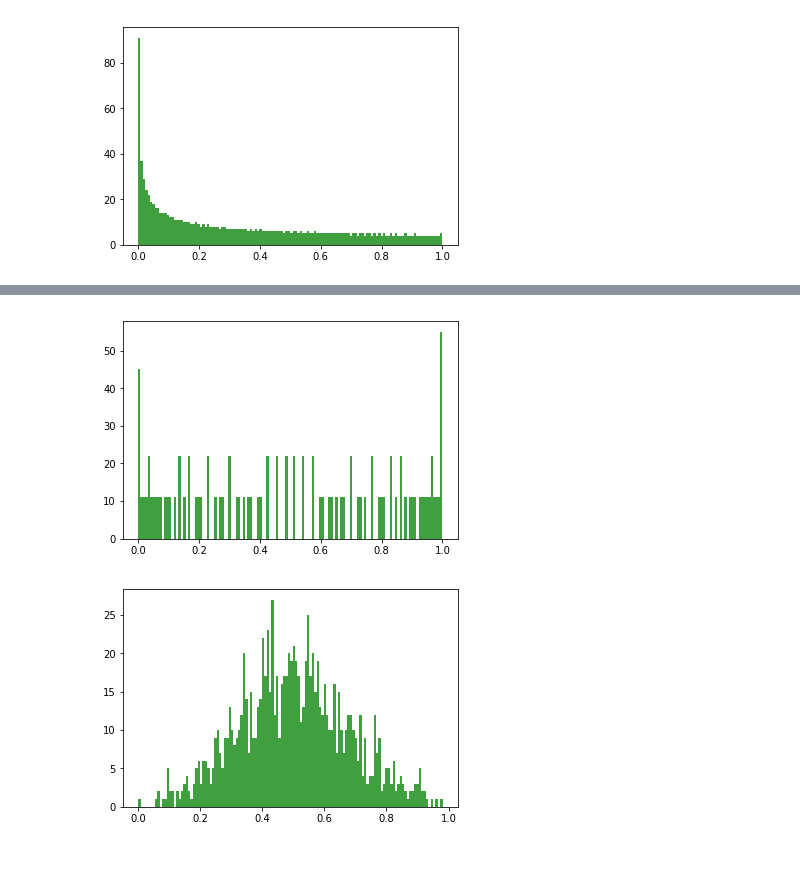
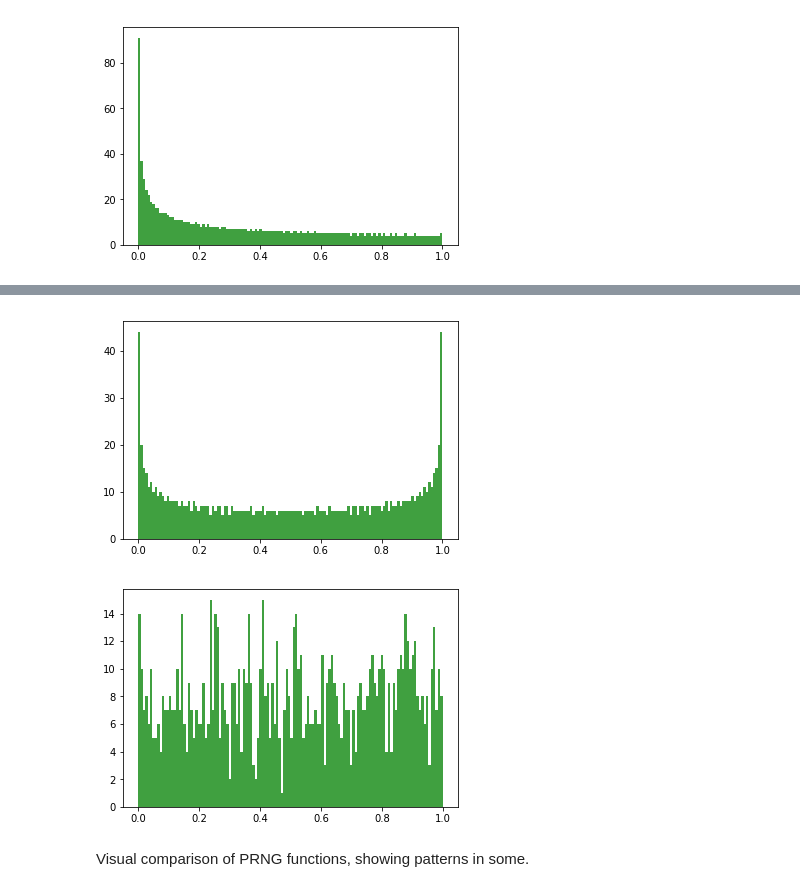
Before and after one commit to paulsuda/notebook-work, a Jupyter notebook: notebooks/Math Notes/Randomness.ipynb, the cells around one changed output, grey strips where cells are left out. Cells and saved outputs as stored; diff of their text form; code cells hidden in the pictures; blank space fills up the shorter version.

```diff
--- a/notebooks/Math Notes/Randomness.ipynb
+++ b/notebooks/Math Notes/Randomness.ipynb
@@ -41,13 +41,16 @@ def f_sin(x):
 
 # Pseudo-random
 def f_frac_mult(x):
-    return frac(x * 532357.0)
+    return frac(x * 125357.77)
 
 def f_pow_mult(x):
-    return frac(f_pow(x * 99999.0))
+    return frac(f_pow(x * 11267.0))
 
 def f_sin_mult(x):
-    return frac(f_sin(x * 234586.0))
+    return frac(f_sin(x * 1586.0))
+
+def f_combined(x):
+    return f_frac_mult(f_sin_mult(x));
 
 # For comparison
 def f_np_rand(x):
@@ -81,12 +86,14 @@ histogram_plot(y_np_rand)
 y_sin_mult = f_sin_mult(xd)
 histogram_plot(y_sin_mult)
 # %% [output]
-[figure, old version]
+[figure, new version]
 # %%
-y_combined = (y_frac_mult + y_sin_mult + y_pow_mult) / 3.0
+y_combined = f_combined(xd)
 histogram_plot(y_combined)
 # %% [output]
-[figure, old version]
+[figure, new version]
+# %% [markdown]
+Visual comparison of PRNG functions, showing patterns in some.
 # %%
 plt = scatter_plot()
 
```
Also changed, not shown: parts of 5 cells of this notebook.
